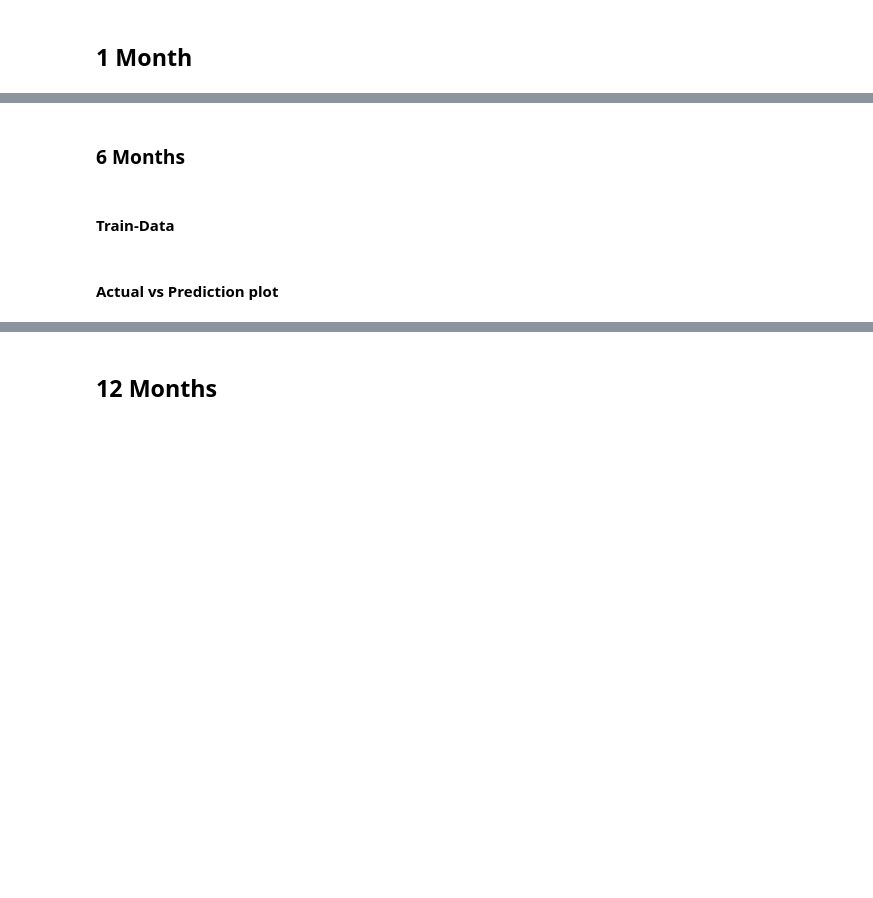
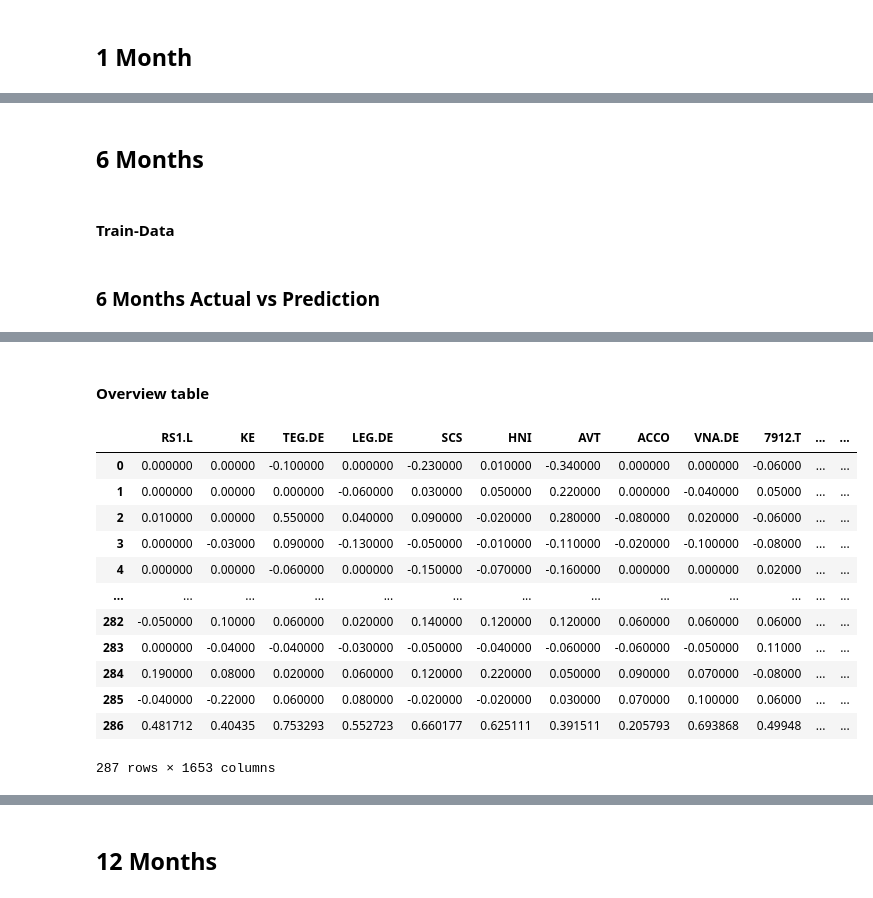
Before and after one commit to Herb-sh/sustainability_portfolio_optimisation, a Jupyter notebook: notebooks/4. models/XGBooster/4.3.1.XGBooster-univariate.ipynb, the cells around one changed output, grey strips where cells are left out. Cells and saved outputs as stored; diff of their text form; code cells hidden in the pictures; blank space fills up the shorter version.

Commit message:
XGBooster univariate & multivariate allocations - WIP

```diff
--- a/notebooks/4. models/XGBooster/4.3.1.XGBooster-univariate.ipynb
+++ b/notebooks/4. models/XGBooster/4.3.1.XGBooster-univariate.ipynb
@@ -176,16 +157,27 @@ generate_plot(df, df_tabular, y_train_pred_1m, y_test_pred_1m)
 # %% [markdown]
-### 6 Months
+## 6 Months
 # %%
-months_6m = 6
-X_train_6m, y_train_6m, X_test_6m, y_test_6m = train_test.get_train_test(df_tabular, months=6)
+importlib.reload(train_test)
+X_train, y_train, X_test, y_test = train_test.get_train_test(df_tabular, months=60, target_key='m_return_target(t+6)')
+
+#
+model = xgboost.XGBRegressor(n_estimators=1000)
+model.fit(X_train, y_train,
+          eval_set=[(X_train, y_train), (X_test, y_test)],
+          verbose=False)
 # %%
+months_6m = 6
+X_train_6m, y_train_6m, X_test_6m, y_test_6m = train_test.get_train_test(df_tabular, months=6,
+                                                                         target_key='m_return_target(t+6)')
+
 # Predictions
 y_train_pred_6m = model.predict(X_train_6m)
 y_test_pred_6m = model.predict(X_test_6m)
 # %% [markdown]
 #### Train-Data
 # %%
-y_train_pred_6m, y_test_pred_6m = get_tt_pred(y_train_pred_6m, y_test_pred_6m)
+importlib.reload(comparison)
+y_train_mean_pred_6m, y_test_mean_pred_6m = comparison.get_train_test_mean_pred(y_train_pred_6m, y_test_pred_6m, len(df.columns))
 # %% [markdown]
-#### Actual vs Prediction plot
+### 6 Months Actual vs Prediction
 # %%
@@ -193,2 +186,26 @@ generate_plot(df, df_tabular, y_train_pred_6m, y_test_pred_6m)
 # %% [output]
 [interactive output not drawn]
+# %% [markdown]
+#### Overview table
+# %%
+# Get train true values followed with predicted month/s
+y_train_6m_list = y_train_6m['m_return_target(t+6)'].tolist()
+y_test_6m_list = y_test_pred_6m.tolist()
+#
+df_to_evaluate_6m = comparison.get_df_to_evaluate(df, y_train_1m_list, y_test_1m_list)
+df_to_evaluate_6m = df_to_evaluate_6m - 1
+df_to_evaluate_6m
+# %% [output]
+|  | RS1.L | KE | TEG.DE | LEG.DE | SCS | HNI | AVT | ACCO | VNA.DE | 7912.T | ... | ... |
+| 0 | 0.000000 | 0.00000 | -0.100000 | 0.000000 | -0.230000 | 0.010000 | -0.340000 | 0.000000 | 0.000000 | -0.06000 | ... | ... |
+| 1 | 0.000000 | 0.00000 | 0.000000 | -0.060000 | 0.030000 | 0.050000 | 0.220000 | 0.000000 | -0.040000 | 0.05000 | ... | ... |
+| 2 | 0.010000 | 0.00000 | 0.550000 | 0.040000 | 0.090000 | -0.020000 | 0.280000 | -0.080000 | 0.020000 | -0.06000 | ... | ... |
+| 3 | 0.000000 | -0.03000 | 0.090000 | -0.130000 | -0.050000 | -0.010000 | -0.110000 | -0.020000 | -0.100000 | -0.08000 | ... | ... |
+| 4 | 0.000000 | 0.00000 | -0.060000 | 0.000000 | -0.150000 | -0.070000 | -0.160000 | 0.000000 | 0.000000 | 0.02000 | ... | ... |
+| ... | ... | ... | ... | ... | ... | ... | ... | ... | ... | ... | ... | ... |
+| 282 | -0.050000 | 0.10000 | 0.060000 | 0.020000 | 0.140000 | 0.120000 | 0.120000 | 0.060000 | 0.060000 | 0.06000 | ... | ... |
+| 283 | 0.000000 | -0.04000 | -0.040000 | -0.030000 | -0.050000 | -0.040000 | -0.060000 | -0.060000 | -0.050000 | 0.11000 | ... | ... |
+| 284 | 0.190000 | 0.08000 | 0.020000 | 0.060000 | 0.120000 | 0.220000 | 0.050000 | 0.090000 | 0.070000 | -0.08000 | ... | ... |
+| 285 | -0.040000 | -0.22000 | 0.060000 | 0.080000 | -0.020000 | -0.020000 | 0.030000 | 0.070000 | 0.100000 | 0.06000 | ... | ... |
+| 286 | 0.481712 | 0.40435 | 0.753293 | 0.552723 | 0.660177 | 0.625111 | 0.391511 | 0.205793 | 0.693868 | 0.49948 | ... | ... |
+287 rows × 1653 columns
```
Also changed, not shown: parts of 40 cells of this notebook, 7 other files.
